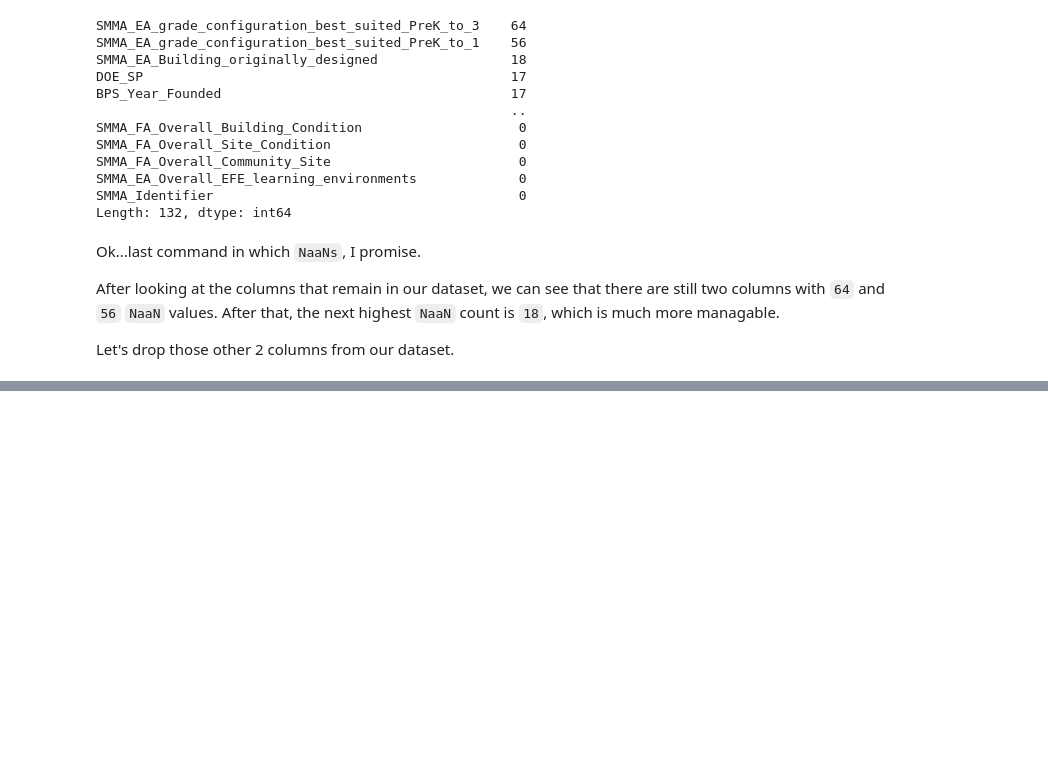
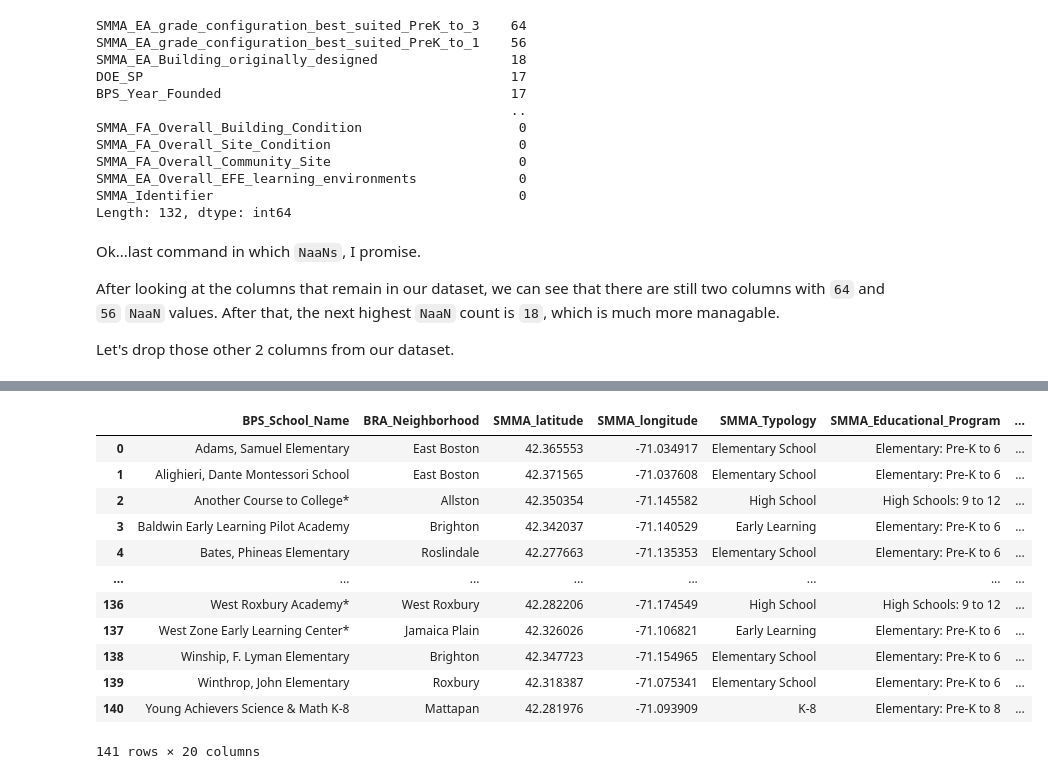
Before and after one commit to mike-laccavole/boston-public-schools-2015, a Jupyter notebook: notebooks/Untitled.ipynb, the cells around one changed output, grey strips where cells are left out. Cells and saved outputs as stored; diff of their text form; code cells hidden in the pictures; blank space fills up the shorter version.

```diff
--- a/notebooks/Untitled.ipynb
+++ b/notebooks/Untitled.ipynb
@@ -238,0 +273,19 @@ bos.drop(columns = ['SMMA_EA_grade_configuration_best_suited_PreK_to_3',
+# %%
+bos.drop(columns = ['SMMA_Identifier', 'BPS_Historical_Name', 'SMMA_Abbreviated_Name',
+                    'BPS_Address', 'BPS_Total_GSF', 'SMMA_Site_SF', 'SMMA_Era'], inplace = True)
+
+bos[bos.columns[:20]]
+# %% [output]
+|  | BPS_School_Name | BRA_Neighborhood | SMMA_latitude | SMMA_longitude | SMMA_Typology | SMMA_Educational_Program | ... |
+| 0 | Adams, Samuel Elementary | East Boston | 42.365553 | -71.034917 | Elementary School | Elementary: Pre-K to 6 | ... |
+| 1 | Alighieri, Dante Montessori School | East Boston | 42.371565 | -71.037608 | Elementary School | Elementary: Pre-K to 6 | ... |
+| 2 | Another Course to College* | Allston | 42.350354 | -71.145582 | High School | High Schools: 9 to 12 | ... |
+| 3 | Baldwin Early Learning Pilot Academy | Brighton | 42.342037 | -71.140529 | Early Learning | Elementary: Pre-K to 6 | ... |
+| 4 | Bates, Phineas Elementary | Roslindale | 42.277663 | -71.135353 | Elementary School | Elementary: Pre-K to 6 | ... |
+| ... | ... | ... | ... | ... | ... | ... | ... |
+| 136 | West Roxbury Academy* | West Roxbury | 42.282206 | -71.174549 | High School | High Schools: 9 to 12 | ... |
+| 137 | West Zone Early Learning Center* | Jamaica Plain | 42.326026 | -71.106821 | Early Learning | Elementary: Pre-K to 6 | ... |
+| 138 | Winship, F. Lyman Elementary | Brighton | 42.347723 | -71.154965 | Elementary School | Elementary: Pre-K to 6 | ... |
+| 139 | Winthrop, John Elementary | Roxbury | 42.318387 | -71.075341 | Elementary School | Elementary: Pre-K to 6 | ... |
+| 140 | Young Achievers Science & Math K-8 | Mattapan | 42.281976 | -71.093909 | K-8 | Elementary: Pre-K to 8 | ... |
+141 rows × 20 columns
```
Also changed, not shown: parts of 6 cells of this notebook.
